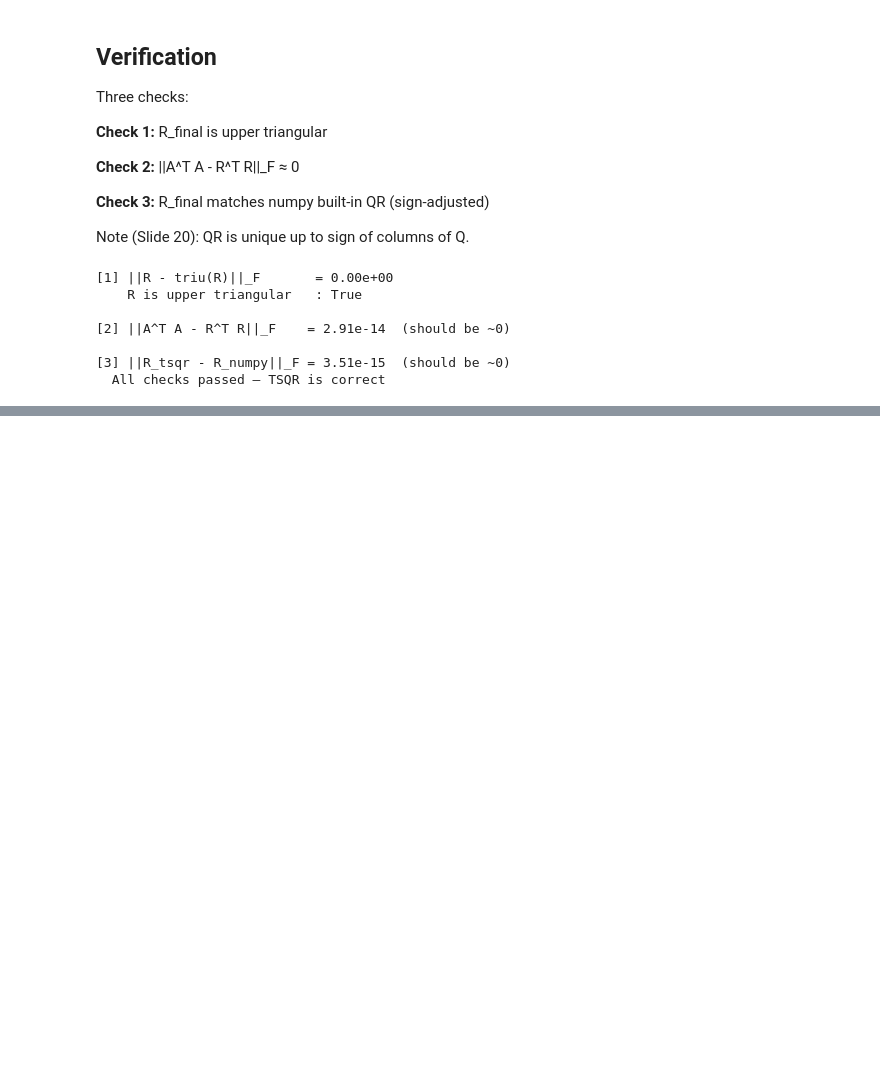
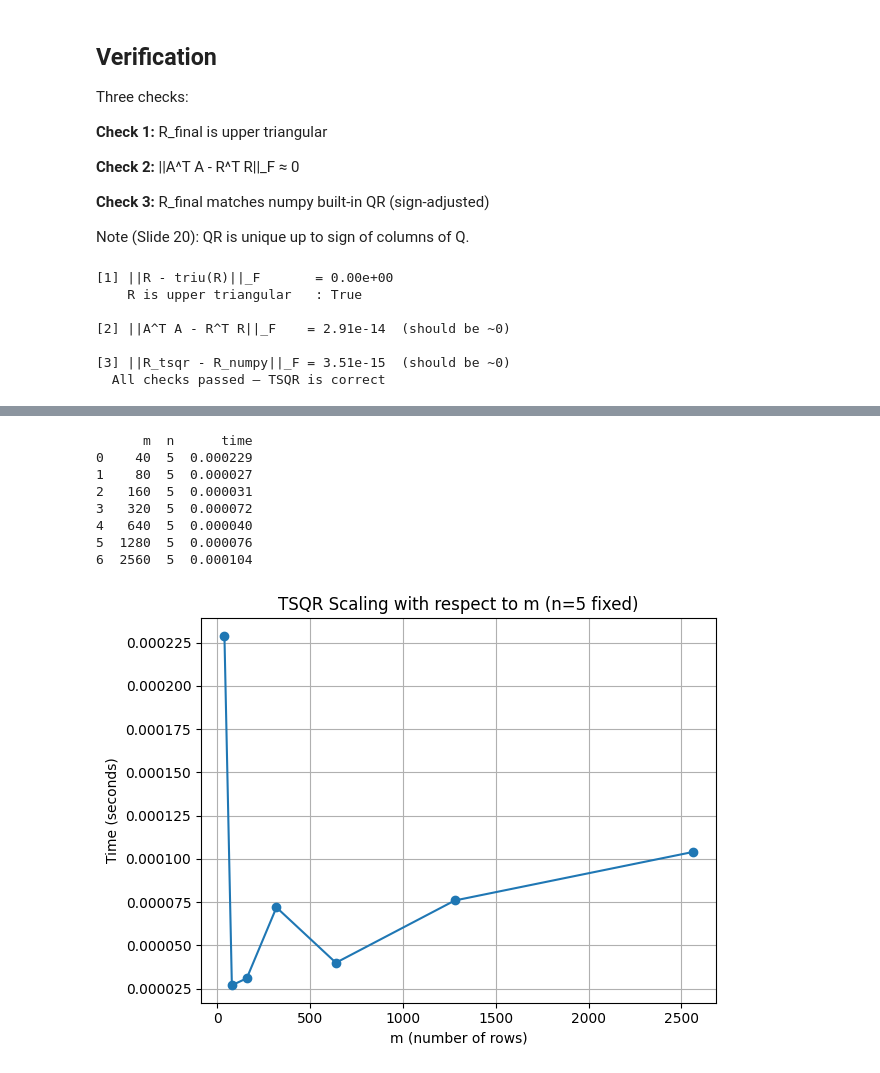
Before and after one commit to XinyueNiu111/Ass1-CAQR, a Jupyter notebook: python/tsqr.ipynb, the cells around one changed output, grey strips where cells are left out. Drawn from its saved outputs; the diff is of its cells as text; code cells hidden in the pictures; blank space fills up the shorter version.

Commit message:
add Q3 scaling results and plots

```diff
--- a/python/tsqr.ipynb
+++ b/python/tsqr.ipynb
@@ -189,0 +200,23 @@ else:
+# %%
+df_m = pd.read_csv('/Users/niuxinyue/Ass1-CAQR/tsqr_c/scale_m.csv')
+print(df_m)
+
+plt.figure()
+plt.plot(df_m['m'], df_m['time'], marker='o')
+plt.xlabel('m (number of rows)')
+plt.ylabel('Time (seconds)')
+plt.title('TSQR Scaling with respect to m (n=5 fixed)')
+plt.grid(True)
+plt.tight_layout()
+plt.savefig('scaling_m.png', dpi=150)
+plt.show()
+# %% [output]
+      m  n      time
+0    40  5  0.000229
+1    80  5  0.000027
+2   160  5  0.000031
+3   320  5  0.000072
+4   640  5  0.000040
+5  1280  5  0.000076
+6  2560  5  0.000104
+[figure, added]
```
Also changed, not shown: parts of 4 cells of this notebook, 5 other files.
